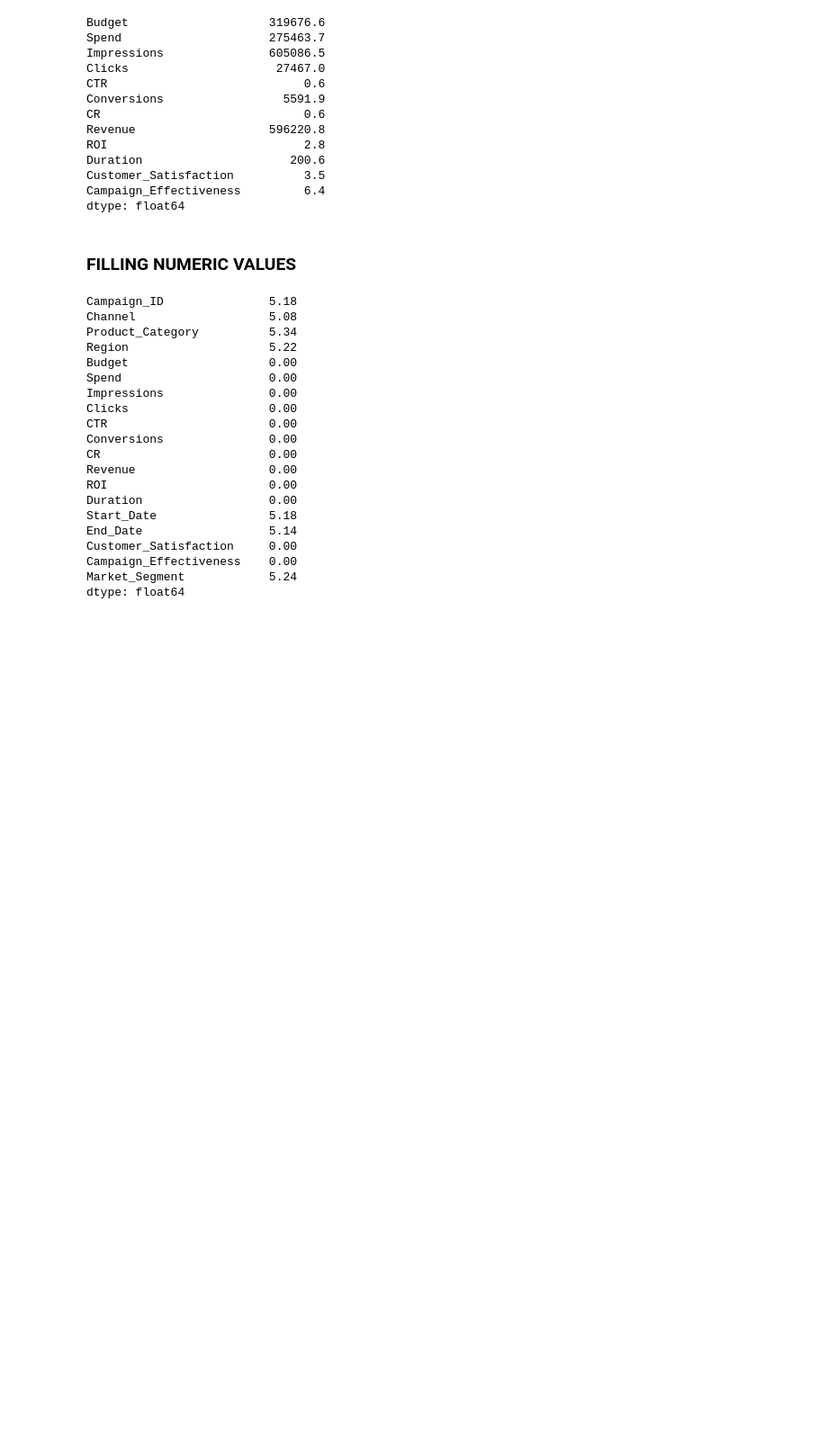
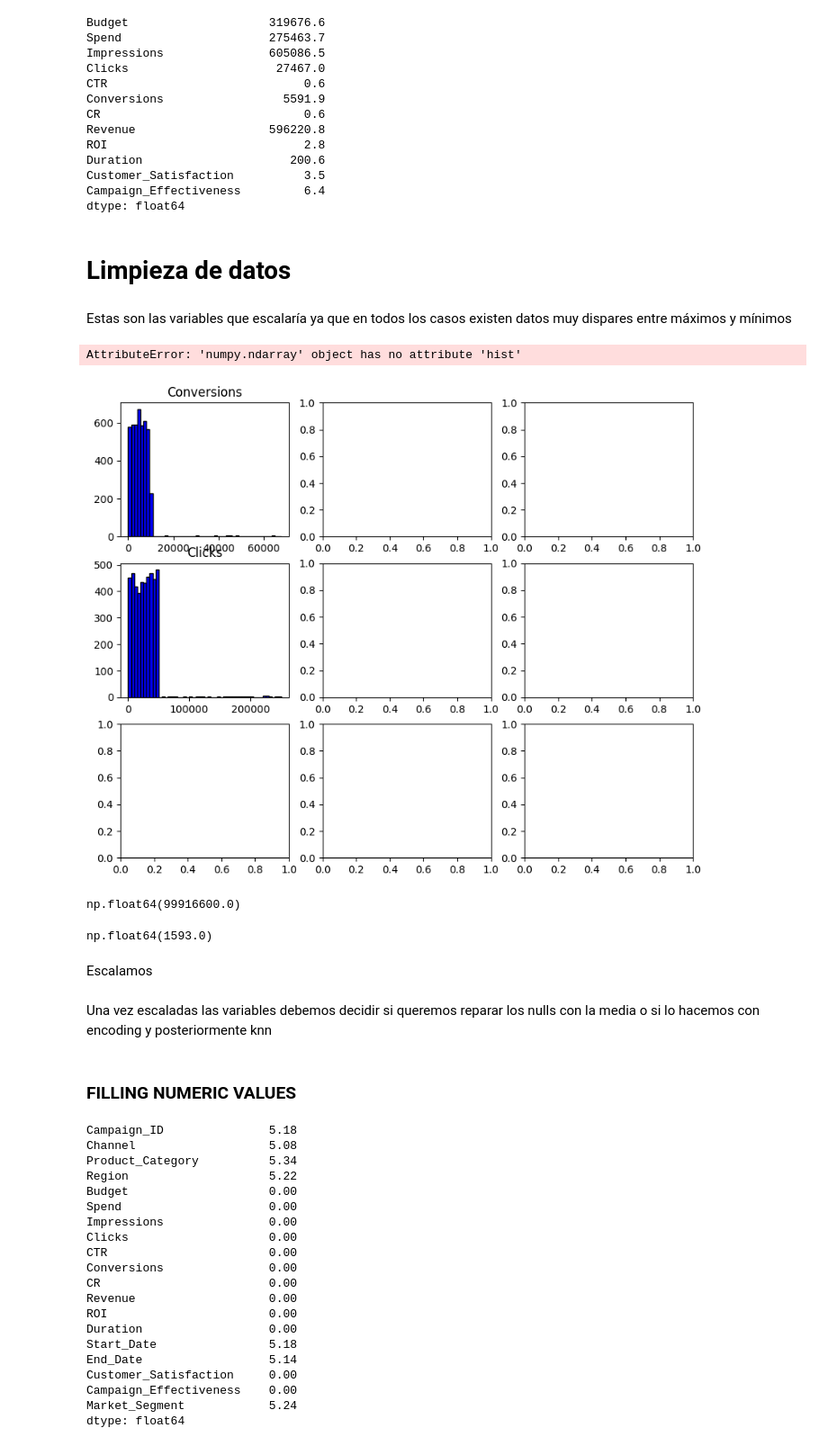
Before and after one commit to Germandcont/Data_Analysis_Project, a Jupyter notebook: Notebooks/Notebook.ipynb, the cells around one changed output. Shown at 90% size. Drawn from its saved outputs; the diff is of its cells as text; code cells hidden in the pictures; blank space fills up the shorter version.

```diff
--- a/Notebooks/Notebook.ipynb
+++ b/Notebooks/Notebook.ipynb
@@ -133,3 +160,7 @@ Duration                     200.6
 Customer_Satisfaction          3.5
 Campaign_Effectiveness         6.4
 dtype: float64
+# %% [markdown]
+# Limpieza de datos
+# %% [markdown]
+Estas son las variables que escalaría ya que en todos los casos existen datos muy dispares entre máximos y mínimos
@@ -135,0 +169,38 @@ dtype: float64
+# %%
+# Crear subplots de 3 filas y 4 columnas
+fig, axs = plt.subplots(3, 3, figsize=(10, 8))
+
+# Histograma Budget
+axs[0,0].hist(df["Conversions"], bins=50, color='blue', edgecolor='black')
+axs[0,0].set_title('Conversions')
+
+axs[1,0].hist(df["Clicks"], bins=50, color='blue', edgecolor='black')
+axs[1,0].set_title('Clicks')
+
+axs[2].hist(df["Impressions"], bins=50, color='blue', edgecolor='black')
+axs[2].set_title('Impressions')
+
+BUDGET
+
+Spend
+
+Revenue
+
+CR
+
+CTR
+
+ROI
+# %% [output]
+AttributeError: 'numpy.ndarray' object has no attribute 'hist'
+[figure, added]
+# %%
+df["Impressions"].max() #Tiene un máximo de 99M
+# %% [output]
+np.float64(99916600.0)
+# %%
+df["Impressions"].min() # Y un mínimo de 1593
+# %% [output]
+np.float64(1593.0)
+# %% [markdown]
+Escalamos
@@ -136,3 +211,5 @@ dtype: float64
+# %% [markdown]
+Una vez escaladas las variables debemos decidir si queremos reparar los nulls con la media o si lo hacemos con encoding y posteriormente knn
 # %% [markdown]
 ### FILLING NUMERIC VALUES
 # %%
```
Also changed, not shown: parts of 12 cells of this notebook, 1 other file.
